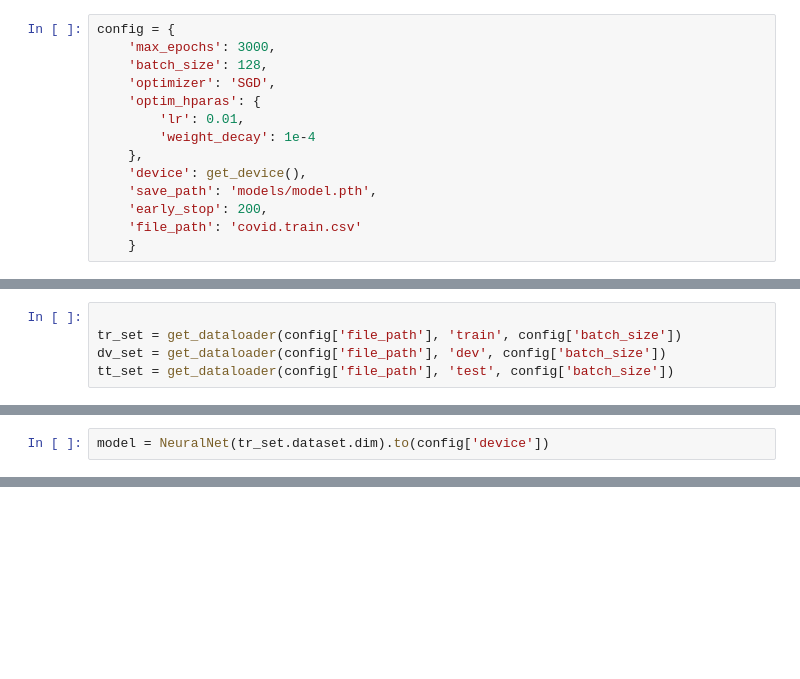
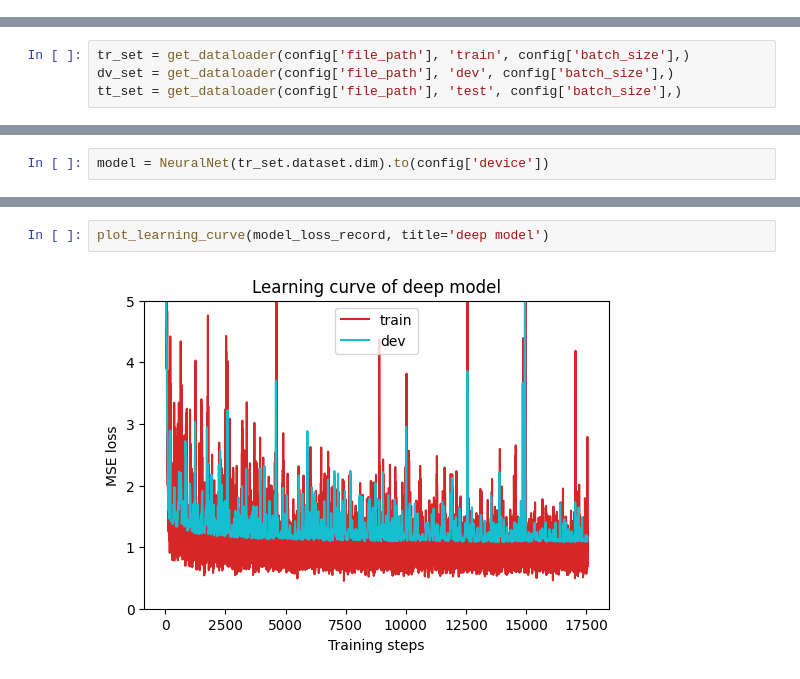
Before and after one commit to ziguiway/Graduate-Crawling, a Jupyter notebook: code/Lhy_Machine_Learning/2021 ML/01 Introduction/作业HW1/COVID-19.ipynb, the cells around one changed output, grey strips where cells are left out. Drawn from its saved outputs; the diff is of its cells as text; blank space fills up the shorter version.

```diff
--- a/code/Lhy_Machine_Learning/2021 ML/01 Introduction/作业HW1/COVID-19.ipynb
+++ b/code/Lhy_Machine_Learning/2021 ML/01 Introduction/作业HW1/COVID-19.ipynb
@@ -98,20 +145,6 @@ def get_optimizer(model,lr,weight_decay) -> torch.optim.Adam:
 # 5.定义设备
 def get_device():
     return torch.device('cuda' if torch.cuda.is_available() else 'cpu')
-# %%
-config = {
-    'max_epochs': 3000,
-    'batch_size': 128,
-    'optimizer': 'SGD',
-    'optim_hparas': {
-        'lr': 0.01,
-        'weight_decay': 1e-4
-    },
-    'device': get_device(),
-    'save_path': 'models/model.pth',
-    'early_stop': 200,
-    'file_path': 'covid.train.csv'
-    }
 # %%
 # 6.定义评估函数
 def dev(dv_set,model,device):
@@ -184,10 +217,9 @@ def test(tt_set,model,device):
     preds = torch.cat(preds,dim=0).numpy()
     return preds
 # %%
-
-tr_set = get_dataloader(config['file_path'], 'train', config['batch_size'])
-dv_set = get_dataloader(config['file_path'], 'dev', config['batch_size'])
-tt_set = get_dataloader(config['file_path'], 'test', config['batch_size'])
+tr_set = get_dataloader(config['file_path'], 'train', config['batch_size'],)
+dv_set = get_dataloader(config['file_path'], 'dev', config['batch_size'],)
+tt_set = get_dataloader(config['file_path'], 'test', config['batch_size'],)
 # %% [output]
 Finished reading the train set of COVID19 Dataset (2429 samples found, each dim = 93)
 Finished reading the dev set of COVID19 Dataset (270 samples found, each dim = 93)
@@ -200,0 +278,4 @@ TypeError: MSELoss.forward() missing 2 required positional arguments: 'input' an
+# %%
+plot_learning_curve(model_loss_record, title='deep model')
+# %% [output]
+[figure, added]
```
Also changed, not shown: parts of 5 cells of this notebook, 2 other files.
